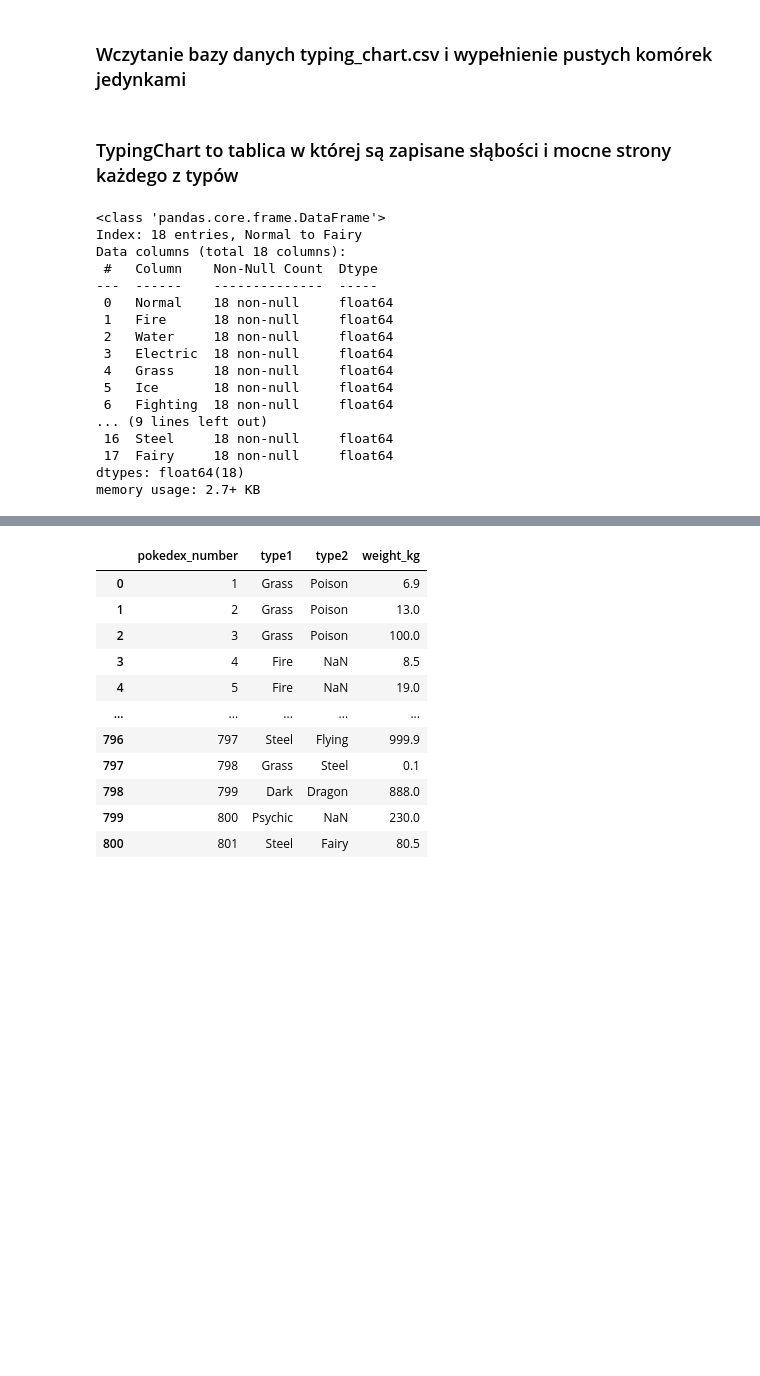
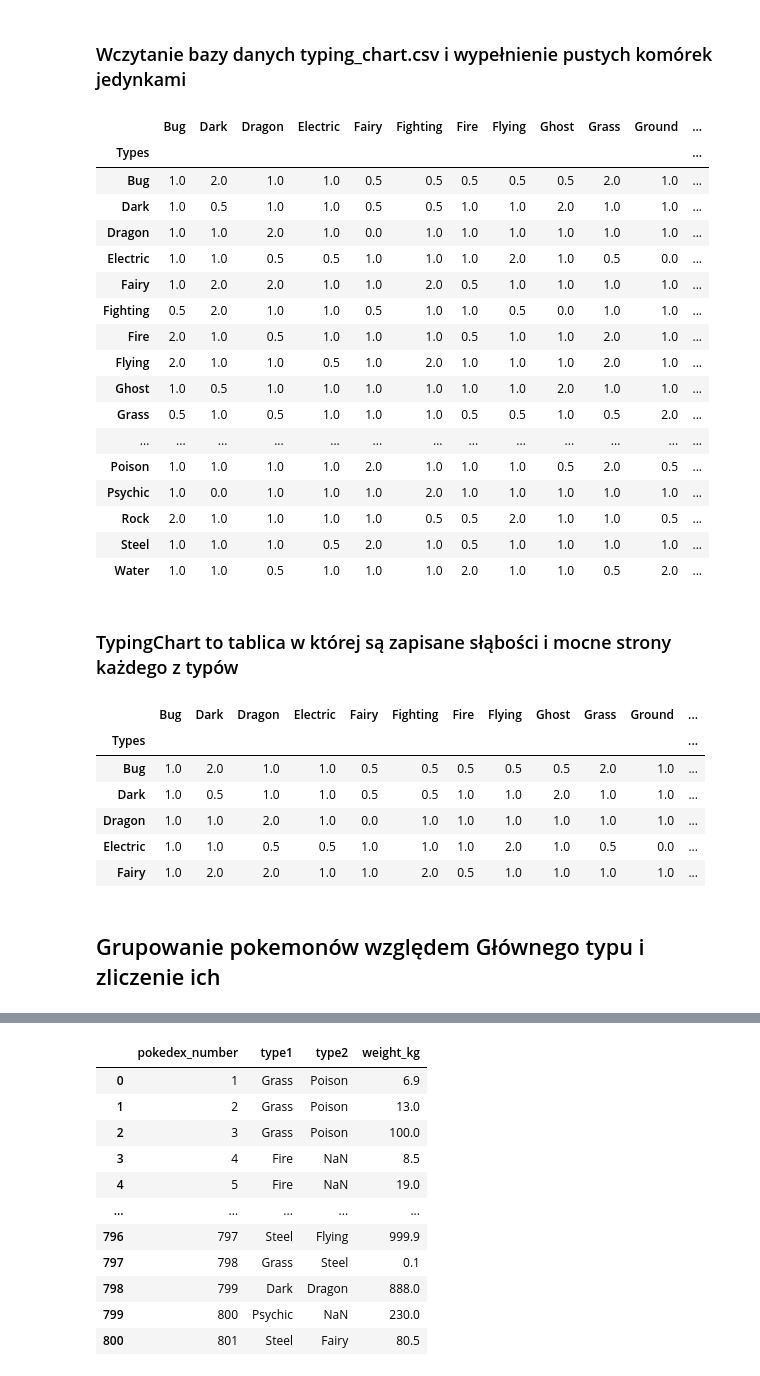
Before and after one commit to Kajmasz/Analiza-Pokemon-w-Python, a Jupyter notebook: Analiza Pokemonów.ipynb, the cells around one changed output, grey strips where cells are left out. Saved outputs shown, nothing was run; the diff lists cells and outputs as text; code cells hidden in the pictures; blank space fills up the shorter version.

```diff
--- a/Analiza Pokemonów.ipynb
+++ b/Analiza Pokemonów.ipynb
@@ -49,25 +73,39 @@ PokemonDB.head()
 # %%
 TypingChart = pd.read_csv(r'Typing_Chart.csv',index_col=0)
 TypingChart = TypingChart.fillna(1)
+TypingChart = TypingChart.sort_index(axis =  1)
+TypingChart = TypingChart.sort_index()
+TypingChart
+# %% [output]
+|  | Bug | Dark | Dragon | Electric | Fairy | Fighting | Fire | Flying | Ghost | Grass | Ground | ... |
+| Types |  |  |  |  |  |  |  |  |  |  |  | ... |
+| Bug | 1.0 | 2.0 | 1.0 | 1.0 | 0.5 | 0.5 | 0.5 | 0.5 | 0.5 | 2.0 | 1.0 | ... |
+| Dark | 1.0 | 0.5 | 1.0 | 1.0 | 0.5 | 0.5 | 1.0 | 1.0 | 2.0 | 1.0 | 1.0 | ... |
+| Dragon | 1.0 | 1.0 | 2.0 | 1.0 | 0.0 | 1.0 | 1.0 | 1.0 | 1.0 | 1.0 | 1.0 | ... |
+| Electric | 1.0 | 1.0 | 0.5 | 0.5 | 1.0 | 1.0 | 1.0 | 2.0 | 1.0 | 0.5 | 0.0 | ... |
+| Fairy | 1.0 | 2.0 | 2.0 | 1.0 | 1.0 | 2.0 | 0.5 | 1.0 | 1.0 | 1.0 | 1.0 | ... |
+| Fighting | 0.5 | 2.0 | 1.0 | 1.0 | 0.5 | 1.0 | 1.0 | 0.5 | 0.0 | 1.0 | 1.0 | ... |
+| Fire | 2.0 | 1.0 | 0.5 | 1.0 | 1.0 | 1.0 | 0.5 | 1.0 | 1.0 | 2.0 | 1.0 | ... |
+| Flying | 2.0 | 1.0 | 1.0 | 0.5 | 1.0 | 2.0 | 1.0 | 1.0 | 1.0 | 2.0 | 1.0 | ... |
+| Ghost | 1.0 | 0.5 | 1.0 | 1.0 | 1.0 | 1.0 | 1.0 | 1.0 | 2.0 | 1.0 | 1.0 | ... |
+| Grass | 0.5 | 1.0 | 0.5 | 1.0 | 1.0 | 1.0 | 0.5 | 0.5 | 1.0 | 0.5 | 2.0 | ... |
+| ... | ... | ... | ... | ... | ... | ... | ... | ... | ... | ... | ... | ... |
+| Poison | 1.0 | 1.0 | 1.0 | 1.0 | 2.0 | 1.0 | 1.0 | 1.0 | 0.5 | 2.0 | 0.5 | ... |
+| Psychic | 1.0 | 0.0 | 1.0 | 1.0 | 1.0 | 2.0 | 1.0 | 1.0 | 1.0 | 1.0 | 1.0 | ... |
+| Rock | 2.0 | 1.0 | 1.0 | 1.0 | 1.0 | 0.5 | 0.5 | 2.0 | 1.0 | 1.0 | 0.5 | ... |
+| Steel | 1.0 | 1.0 | 1.0 | 0.5 | 2.0 | 1.0 | 0.5 | 1.0 | 1.0 | 1.0 | 1.0 | ... |
+| Water | 1.0 | 1.0 | 0.5 | 1.0 | 1.0 | 1.0 | 2.0 | 1.0 | 1.0 | 0.5 | 2.0 | ... |
 # %% [markdown]
 ### TypingChart to tablica w której są zapisane słąbości i mocne strony każdego z typów
 # %%
-TypingChart.info()
+TypingChart.head()
 # %% [output]
-<class 'pandas.core.frame.DataFrame'>
-Index: 18 entries, Normal to Fairy
-Data columns (total 18 columns):
- #   Column    Non-Null Count  Dtype
----  ------    --------------  -----
- 0   Normal    18 non-null     float64
- 1   Fire      18 non-null     float64
- 2   Water     18 non-null     float64
- 3   Electric  18 non-null     float64
- 4   Grass     18 non-null     float64
- 5   Ice       18 non-null     float64
- 6   Fighting  18 non-null     float64
-... (9 lines left out)
- 16  Steel     18 non-null     float64
- 17  Fairy     18 non-null     float64
-dtypes: float64(18)
-memory usage: 2.7+ KB
+|  | Bug | Dark | Dragon | Electric | Fairy | Fighting | Fire | Flying | Ghost | Grass | Ground | ... |
+| Types |  |  |  |  |  |  |  |  |  |  |  | ... |
+| Bug | 1.0 | 2.0 | 1.0 | 1.0 | 0.5 | 0.5 | 0.5 | 0.5 | 0.5 | 2.0 | 1.0 | ... |
+| Dark | 1.0 | 0.5 | 1.0 | 1.0 | 0.5 | 0.5 | 1.0 | 1.0 | 2.0 | 1.0 | 1.0 | ... |
+| Dragon | 1.0 | 1.0 | 2.0 | 1.0 | 0.0 | 1.0 | 1.0 | 1.0 | 1.0 | 1.0 | 1.0 | ... |
+| Electric | 1.0 | 1.0 | 0.5 | 0.5 | 1.0 | 1.0 | 1.0 | 2.0 | 1.0 | 0.5 | 0.0 | ... |
+| Fairy | 1.0 | 2.0 | 2.0 | 1.0 | 1.0 | 2.0 | 0.5 | 1.0 | 1.0 | 1.0 | 1.0 | ... |
+# %% [markdown]
+## Grupowanie pokemonów względem Głównego typu i zliczenie ich
```
Also changed, not shown: parts of 31 cells of this notebook.
